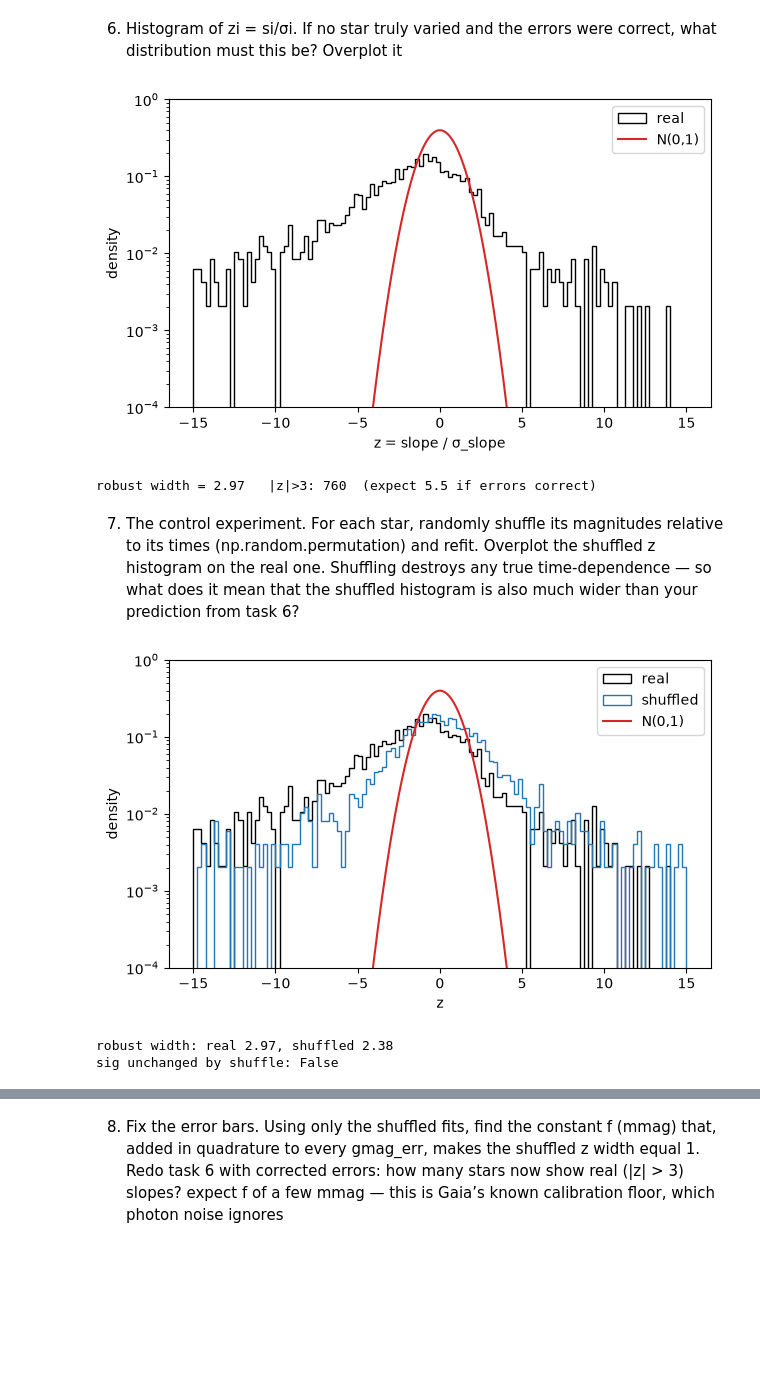
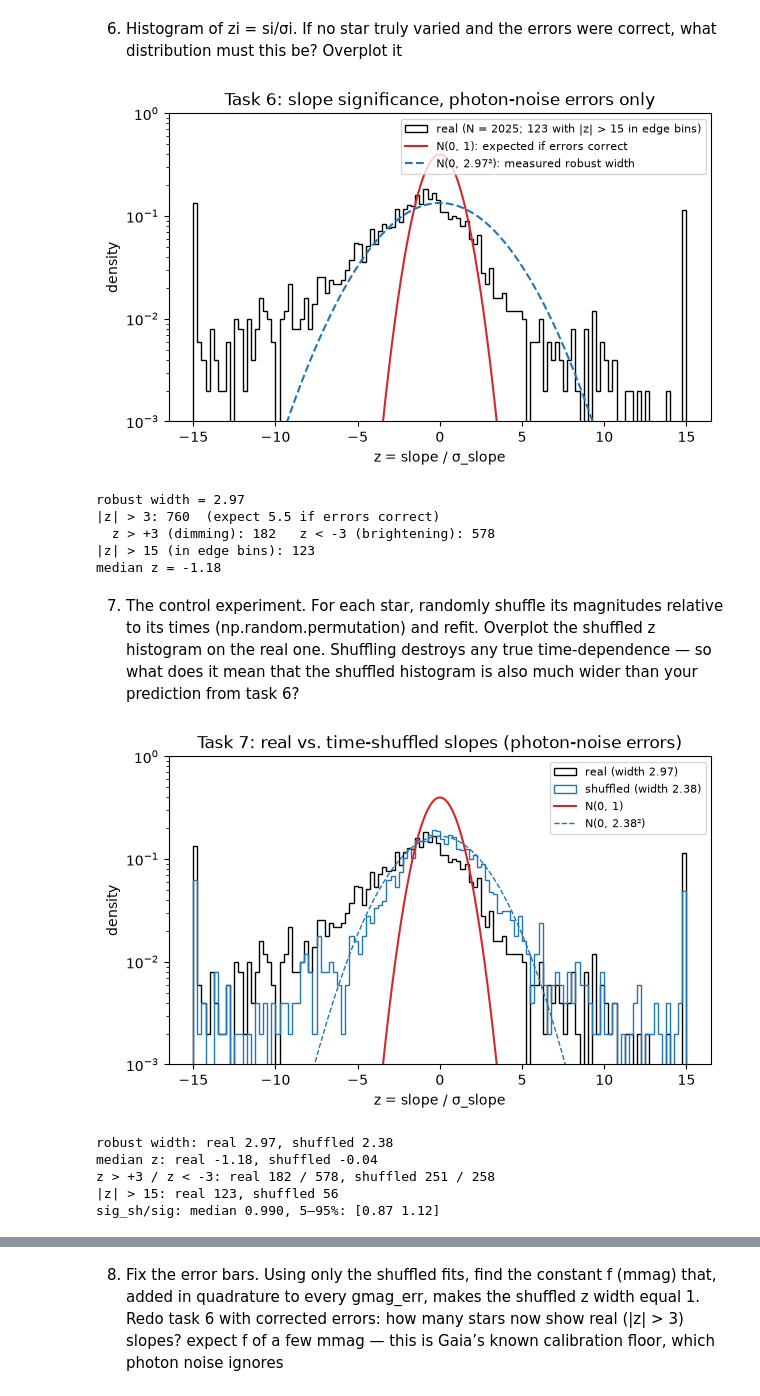
Before and after one commit to Y1nfinity/Astrostatistics, a Jupyter notebook: Gaiadata.ipynb, the cells around one changed output, grey strips where cells are left out. Cells and saved outputs as stored; diff of their text form; code cells hidden in the pictures; blank space fills up the shorter version.

Commit message:
fixed up parts of tasks 4-8

```diff
--- a/Gaiadata.ipynb
+++ b/Gaiadata.ipynb
@@ -167,17 +179,38 @@ def rwidth(x):
     return 1.4826 * np.median(np.abs(x - np.median(x)))
 
 bins = np.linspace(-15, 15, 121)
+bw = bins[1] - bins[0]
 x = np.linspace(-15, 15, 500)
+
+w = rwidth(z)
+n_over = np.sum(np.abs(z) > 15)
+zc = np.clip(z, bins[0] + 1e-9, bins[-1] - 1e-9)   # overflow goes into edge bins
+wts = np.full(N, 1.0 / (N * bw))
+
 plt.figure(figsize=(7, 4))
-plt.hist(z, bins, density=True, histtype="step", color="k", label="real")
-plt.plot(x, scipy.stats.norm.pdf(x), "C3", label="N(0,1)")
-plt.yscale("log"); plt.ylim(1e-4, 1)
-plt.xlabel("z = slope / σ_slope"); plt.ylabel("density"); plt.legend()
+plt.hist(zc, bins, weights=wts, histtype="step", color="k",
+         label=f"real (N = {N}; {n_over} with |z| > 15 in edge bins)")
+plt.plot(x, scipy.stats.norm.pdf(x), "C3", label="N(0, 1): expected if errors correct")
+plt.plot(x, scipy.stats.norm.pdf(x, 0, w), "C0--", label=f"N(0, {w:.2f}²): measured robust width")
+plt.yscale("log"); plt.ylim(1e-3, 1)
+plt.xlabel("z = slope / σ_slope"); plt.ylabel("density")
+plt.title("Task 6: slope significance, photon-noise errors only")
+plt.legend(fontsize=8)
+plt.savefig("task6_zhist.pdf", bbox_inches="tight")
 plt.show()
-print(f"robust width = {rwidth(z):.2f}   |z|>3: {np.sum(np.abs(z) > 3)}  (expect {0.0027*N:.1f} if errors correct)")
+
+print(f"robust width = {w:.2f}")
+print(f"|z| > 3: {np.sum(np.abs(z) > 3)}  (expect {0.0027*N:.1f} assuming errors are correct)")
+print(f"  z > +3 (dimming): {np.sum(z > 3)}   z < -3 (brightening): {np.sum(z < -3)}")
+print(f"|z| > 15 (in edge bins): {n_over}")
+print(f"median z = {np.median(z):+.2f}")
 # %% [output]
-[figure, old version]
+[figure, new version]
-robust width = 2.97   |z|>3: 760  (expect 5.5 if errors correct)
+robust width = 2.97
+|z| > 3: 760  (expect 5.5 if errors correct)
+  z > +3 (dimming): 182   z < -3 (brightening): 578
+|z| > 15 (in edge bins): 123
+median z = -1.18
 # %% [markdown]
 7. The control experiment. For each star, randomly shuffle its magnitudes relative
 to its times (np.random.permutation) and refit. Overplot the shuffled z histogram on
@@ -186,19 +219,39 @@ that the shuffled histogram is also much wider than your prediction from task 6?
 # %%
 rng = np.random.default_rng(42)
 perms = [rng.permutation(k) for k in n]     # generate once, reuse in task 8
 s_sh, sig_sh = fit_all(perms=perms)
 z_sh = s_sh / sig_sh
 
+w_real, w_sh = rwidth(z), rwidth(z_sh)
+clip = lambda v: np.clip(v, bins[0] + 1e-9, bins[-1] - 1e-9)
+wts = np.full(N, 1.0 / (N * bw))
+
 plt.figure(figsize=(7, 4))
-plt.hist(z, bins, density=True, histtype="step", color="k", label="real")
-plt.hist(z_sh, bins, density=True, histtype="step", color="C0", label="shuffled")
-plt.plot(x, scipy.stats.norm.pdf(x), "C3", label="N(0,1)")
-plt.yscale("log"); plt.ylim(1e-4, 1)
-plt.xlabel("z"); plt.ylabel("density"); plt.legend()
+plt.hist(clip(z), bins, weights=wts, histtype="step", color="k",
+         label=f"real (width {w_real:.2f})")
+plt.hist(clip(z_sh), bins, weights=wts, histtype="step", color="C0",
+         label=f"shuffled (width {w_sh:.2f})")
+plt.plot(x, scipy.stats.norm.pdf(x), "C3", label="N(0, 1)")
+plt.plot(x, scipy.stats.norm.pdf(x, 0, w_sh), "C0--", lw=1,
+         label=f"N(0, {w_sh:.2f}²)")
+plt.yscale("log"); plt.ylim(1e-3, 1)
+plt.xlabel("z = slope / σ_slope"); plt.ylabel("density")
+plt.title("Task 7: real vs. time-shuffled slopes (photon-noise errors)")
+plt.legend(fontsize=8)
+plt.savefig("task7_shuffle.pdf", bbox_inches="tight")
 plt.show()
-print(f"robust width: real {rwidth(z):.2f}, shuffled {rwidth(z_sh):.2f}")
-print("sig unchanged by shuffle:", np.allclose(sig, sig_sh))
+
+r = sig_sh / sig
+print(f"robust width: real {w_real:.2f}, shuffled {w_sh:.2f}")
+print(f"median z: real {np.median(z):+.2f}, shuffled {np.median(z_sh):+.2f}")
+print(f"z > +3 / z < -3: real {np.sum(z > 3)} / {np.sum(z < -3)}, "
+      f"shuffled {np.sum(z_sh > 3)} / {np.sum(z_sh < -3)}")
+print(f"|z| > 15: real {np.sum(np.abs(z) > 15)}, shuffled {np.sum(np.abs(z_sh) > 15)}")
+print(f"sig_sh/sig: median {np.median(r):.3f}, 5–95%: {np.percentile(r, [5, 95]).round(3)}")
 # %% [output]
-[figure, old version]
+[figure, new version]
 robust width: real 2.97, shuffled 2.38
-sig unchanged by shuffle: False
+median z: real -1.18, shuffled -0.04
+z > +3 / z < -3: real 182 / 578, shuffled 251 / 258
+|z| > 15: real 123, shuffled 56
+sig_sh/sig: median 0.990, 5–95%: [0.87 1.12]
```
Also changed, not shown: parts of 6 cells of this notebook, 5 other files.
